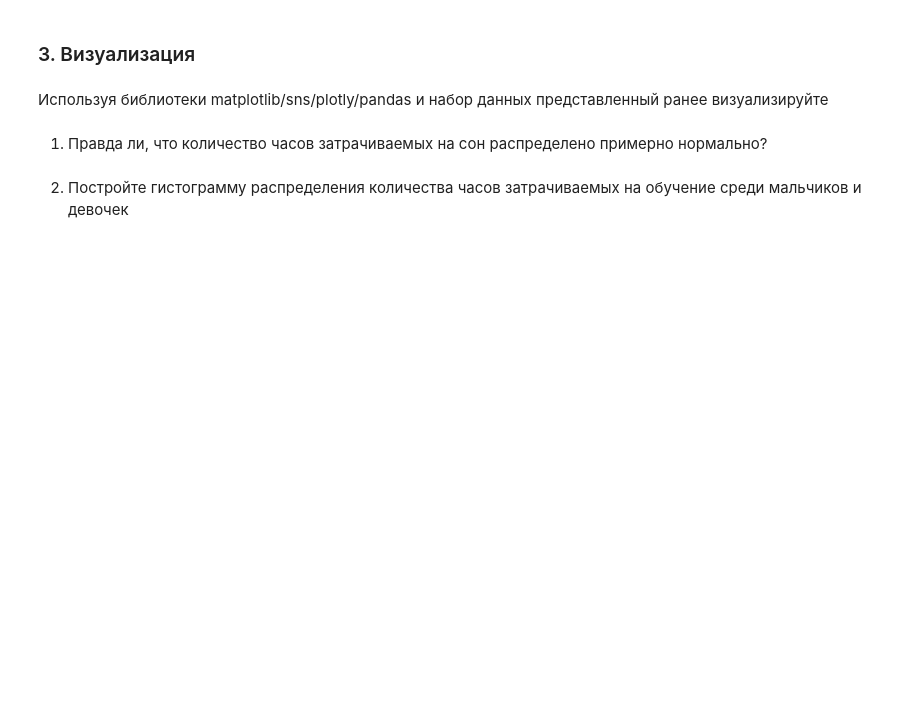
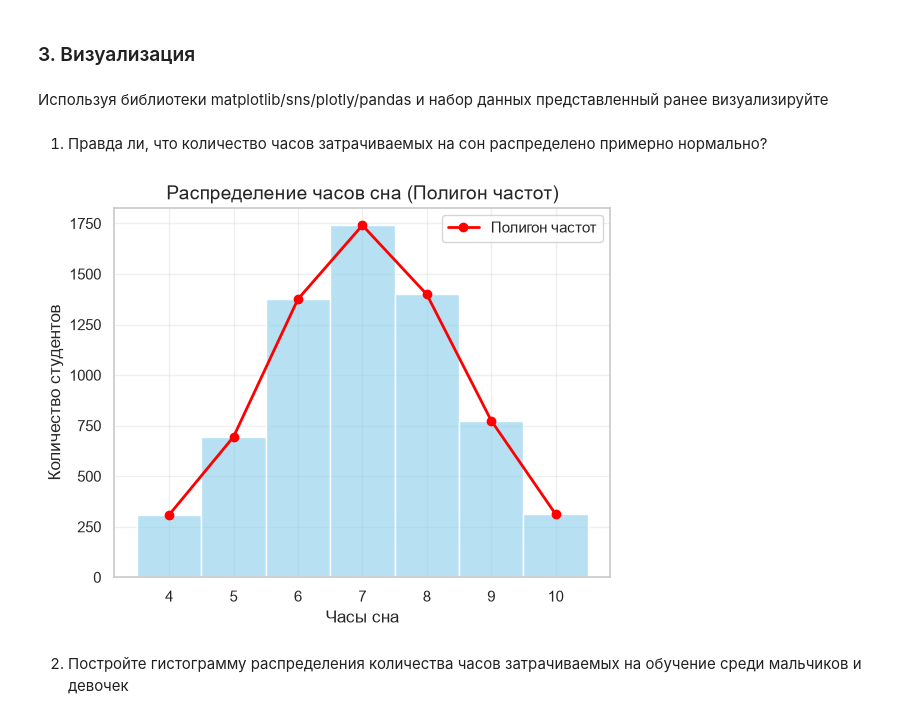
Before and after one commit to las-tochka/Machine_learning, a Jupyter notebook: Lab1-6.ipynb, the cells around one changed output. Drawn from its saved outputs; the diff is of its cells as text; code cells hidden in the pictures; blank space fills up the shorter version.

```diff
--- a/Lab1-6.ipynb
+++ b/Lab1-6.ipynb
@@ -234,5 +338,26 @@ import pandas as pd
 Используя библиотеки matplotlib/sns/plotly/pandas и набор данных представленный ранее визуализируйте
 # %% [markdown]
 1. Правда ли, что количество часов затрачиваемых на сон распределено примерно нормально?
+# %%
+import pandas as pd
+import matplotlib.pyplot as plt
+import seaborn as sns
+
+
+sns.set_theme(style="whitegrid")
+df = pd.read_csv('student_perfomance.csv')
+
+# 1. Распределение часов сна
+sns.histplot(data=df, x='Sleep_Hours', color='skyblue', discrete=True, stat='count', alpha=0.6)
+counts = df['Sleep_Hours'].value_counts().sort_index()
+plt.plot(counts.index, counts.values, color='red', marker='o', linestyle='-', linewidth=2, label='Полигон частот')
+
+plt.title('Распределение часов сна (Полигон частот)', fontsize=14)
+plt.xlabel('Часы сна', fontsize=12)
+plt.ylabel('Количество студентов', fontsize=12)
+plt.legend()
+plt.show()
+# %% [output]
+[figure, added]
 # %% [markdown]
 2. Постройте гистограмму распределения количества часов затрачиваемых на обучение среди мальчиков и девочек
```
Also changed, not shown: parts of 19 cells of this notebook, 3 other files.
